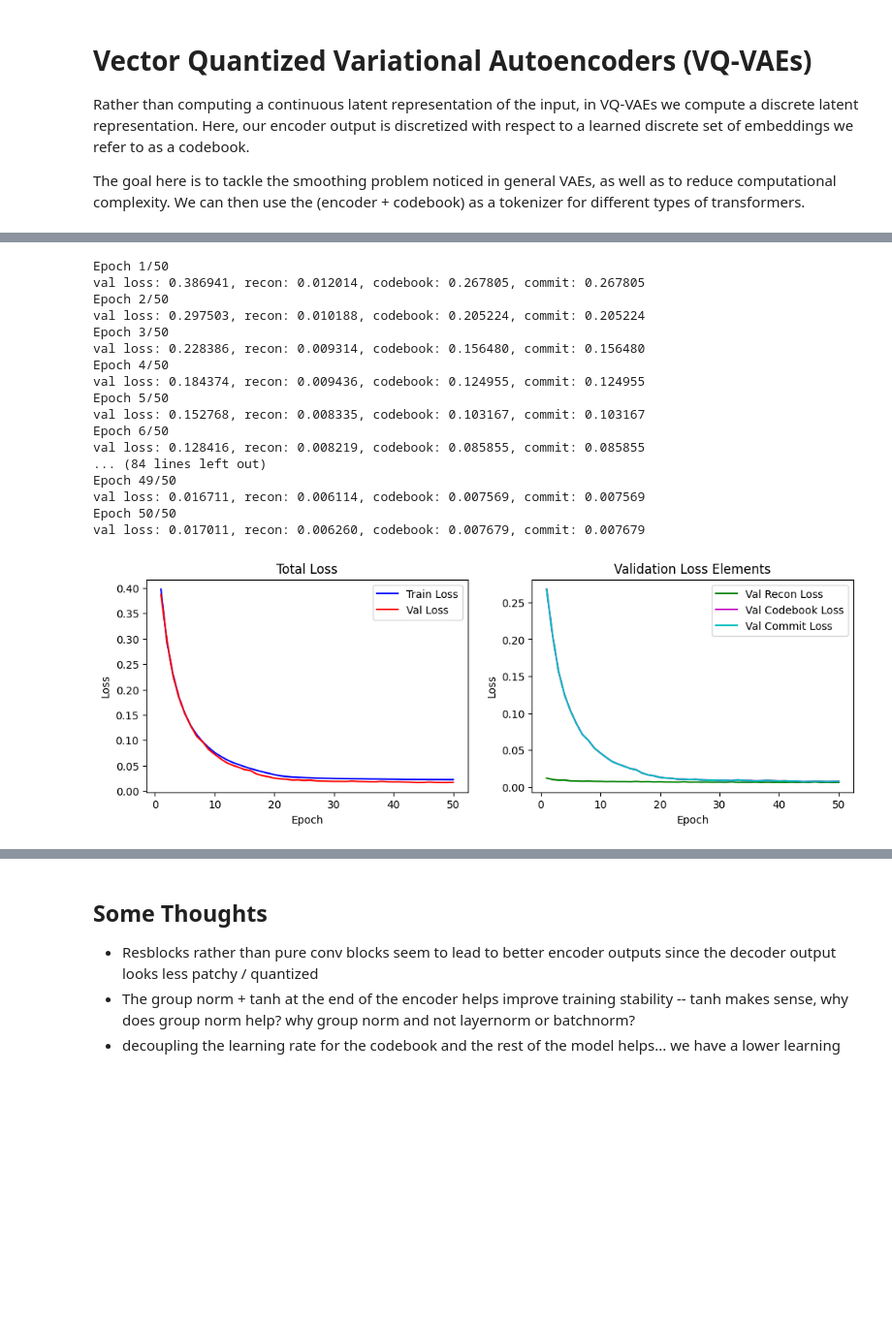
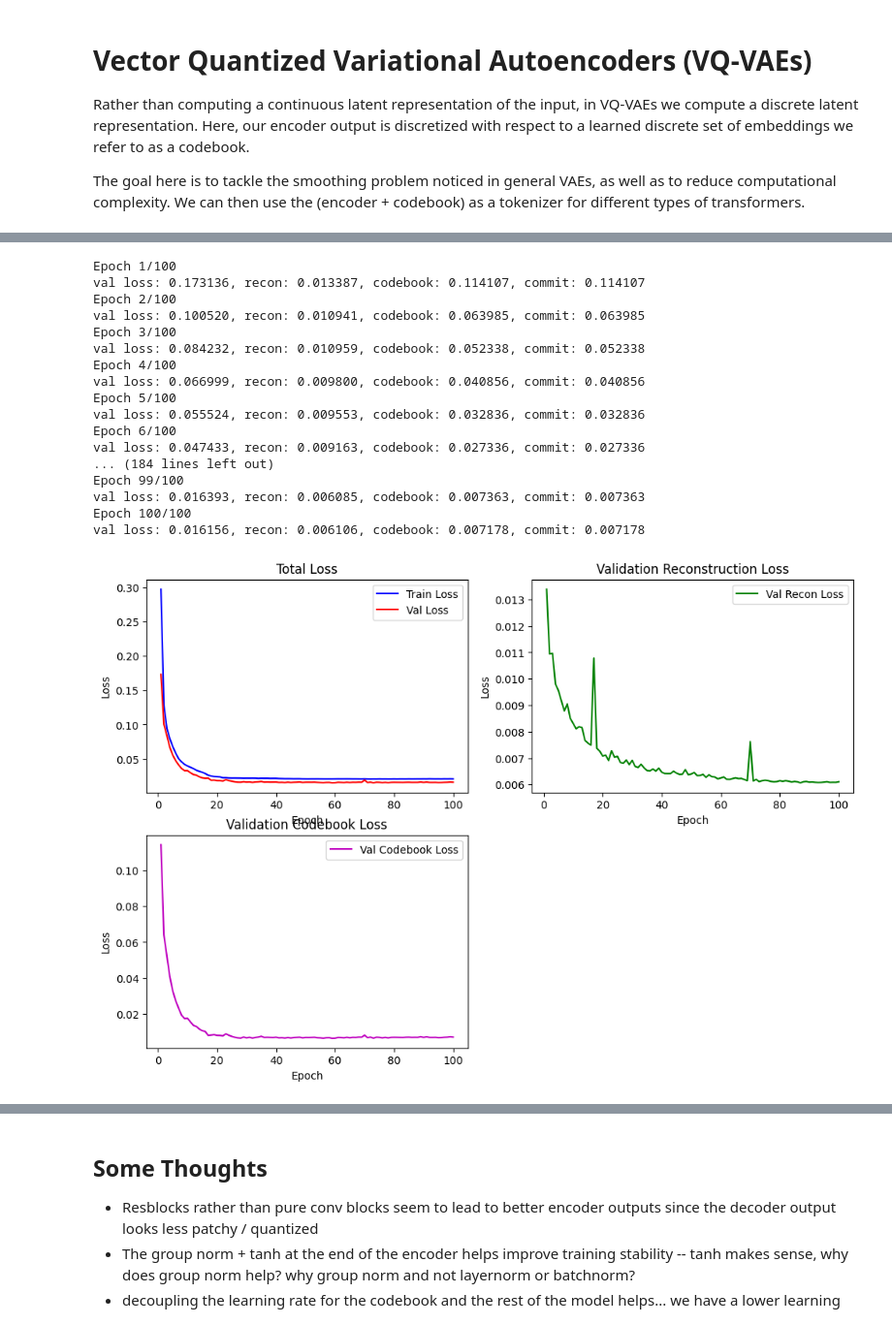
Before and after one commit to apandy02/vision, a Jupyter notebook: nbs/generative/autoencoders/vq_vae.ipynb, the cells around one changed output, grey strips where cells are left out. Shown: that part at 97% size. Drawn from its saved outputs; the diff is of its cells as text; code cells hidden in the pictures; blank space fills up the shorter version.

```diff
--- a/nbs/generative/autoencoders/vq_vae.ipynb
+++ b/nbs/generative/autoencoders/vq_vae.ipynb
@@ -56,7 +56,7 @@ class VQVAE(nn.Module):
             nn.ReLU(),
             nn.BatchNorm2d(latent_dim),
             nn.ConvTranspose2d(latent_dim, n_channels, kernel_size=3, stride=2, padding=1, output_padding=1),
-            nn.Sigmoid(),
+            nn.Tanh(),
         )
 
     def forward(self, x: torch.Tensor) -> torch.Tensor:
@@ -106,12 +106,17 @@ def plot_losses(train_losses, val_losses, val_recon_losses, val_codebook_losses,
 
     plt.subplot(2, 2, 2)
     plt.plot(epochs, val_recon_losses, 'g-', label='Val Recon Loss')
-    plt.plot(epochs, val_codebook_losses, 'm-', label='Val Codebook Loss')
-    plt.plot(epochs, val_commit_losses, 'c-', label='Val Commit Loss')
-    plt.title('Validation Loss Elements')
+    plt.title('Validation Reconstruction Loss')
     plt.xlabel('Epoch')
     plt.ylabel('Loss')
     plt.legend()
+
+    plt.subplot(2, 2, 3)
+    plt.plot(epochs, val_codebook_losses, 'm-', label='Val Codebook Loss')
+    plt.title('Validation Codebook Loss')
+    plt.xlabel('Epoch')
+    plt.ylabel('Loss')
+    plt.legend()
 # %% [markdown]
 ## Objective Function
 
@@ -230,11 +236,13 @@ for i in range(1, 6):
         dataset_dict = pickle.load(f, encoding='bytes')
         all_batches_data.append(dataset_dict[b'data'])
         all_batches_labels.append(dataset_dict[b'labels'])
-
 stacked_data = np.vstack(all_batches_data)
 stacked_labels = np.hstack(all_batches_labels)
-data = torch.tensor(stacked_data, dtype=torch.float32).view(-1, 3, 32, 32).to(device) / 255.
-labels = torch.tensor(stacked_labels, dtype=torch.long).to(device)
+data = torch.tensor(stacked_data, dtype=torch.float32).view(-1, 3, 32, 32) / 255.
+labels = torch.tensor(stacked_labels, dtype=torch.long)
+
+data = data.to(device)
+labels = labels.to(device)
 
 split_idx = int(0.8 * len(data))
 
@@ -260,45 +268,45 @@ valid_dl = DataLoader(valid_ds, batch_size=32, shuffle=True)
 # %%
 model = VQVAE(
     n_channels=3,
     latent_dim=128,
     codebook_size=512,
 )
 
-epochs = 50
+epochs = 100
 
 recon_loss_fn = nn.MSELoss()
 cb_loss_fn = nn.MSELoss()
 commit_loss_fn = nn.MSELoss()
-# Reduce learning rate for codebook specifically
+
 opt = torch.optim.AdamW([
-    {'params': [p for n, p in model.named_parameters() if 'codebook' not in n], 'lr': 1e-4},
+    {'params': [p for n, p in model.named_parameters() if 'codebook' not in n], 'lr': 2e-4},
     {'params': [model.codebook], 'lr': 1e-5}  # lower LR for codebook
 ])
 
 model.to(device)
 
 scheduler = torch.optim.lr_scheduler.CosineAnnealingLR(opt, T_max=epochs)
 
 fit(epochs, model, recon_loss_fn, cb_loss_fn, commit_loss_fn, opt, scheduler, train_dl, valid_dl, beta=0.4)
 # %% [output]
-Epoch 1/50
-val loss: 0.386941, recon: 0.012014, codebook: 0.267805, commit: 0.267805
-Epoch 2/50
-val loss: 0.297503, recon: 0.010188, codebook: 0.205224, commit: 0.205224
-Epoch 3/50
-val loss: 0.228386, recon: 0.009314, codebook: 0.156480, commit: 0.156480
-Epoch 4/50
-val loss: 0.184374, recon: 0.009436, codebook: 0.124955, commit: 0.124955
-Epoch 5/50
-val loss: 0.152768, recon: 0.008335, codebook: 0.103167, commit: 0.103167
-Epoch 6/50
-val loss: 0.128416, recon: 0.008219, codebook: 0.085855, commit: 0.085855
-... (84 lines left out)
-Epoch 49/50
-val loss: 0.016711, recon: 0.006114, codebook: 0.007569, commit: 0.007569
-Epoch 50/50
-val loss: 0.017011, recon: 0.006260, codebook: 0.007679, commit: 0.007679
+Epoch 1/100
+val loss: 0.173136, recon: 0.013387, codebook: 0.114107, commit: 0.114107
+Epoch 2/100
+val loss: 0.100520, recon: 0.010941, codebook: 0.063985, commit: 0.063985
+Epoch 3/100
+val loss: 0.084232, recon: 0.010959, codebook: 0.052338, commit: 0.052338
+Epoch 4/100
+val loss: 0.066999, recon: 0.009800, codebook: 0.040856, commit: 0.040856
+Epoch 5/100
+val loss: 0.055524, recon: 0.009553, codebook: 0.032836, commit: 0.032836
+Epoch 6/100
+val loss: 0.047433, recon: 0.009163, codebook: 0.027336, commit: 0.027336
+... (184 lines left out)
+Epoch 99/100
+val loss: 0.016393, recon: 0.006085, codebook: 0.007363, commit: 0.007363
+Epoch 100/100
+val loss: 0.016156, recon: 0.006106, codebook: 0.007178, commit: 0.007178
-[figure, old version]
+[figure, new version]
 # %%
 import numpy as np
 
```
Also changed, not shown: parts of 2 cells of this notebook.
